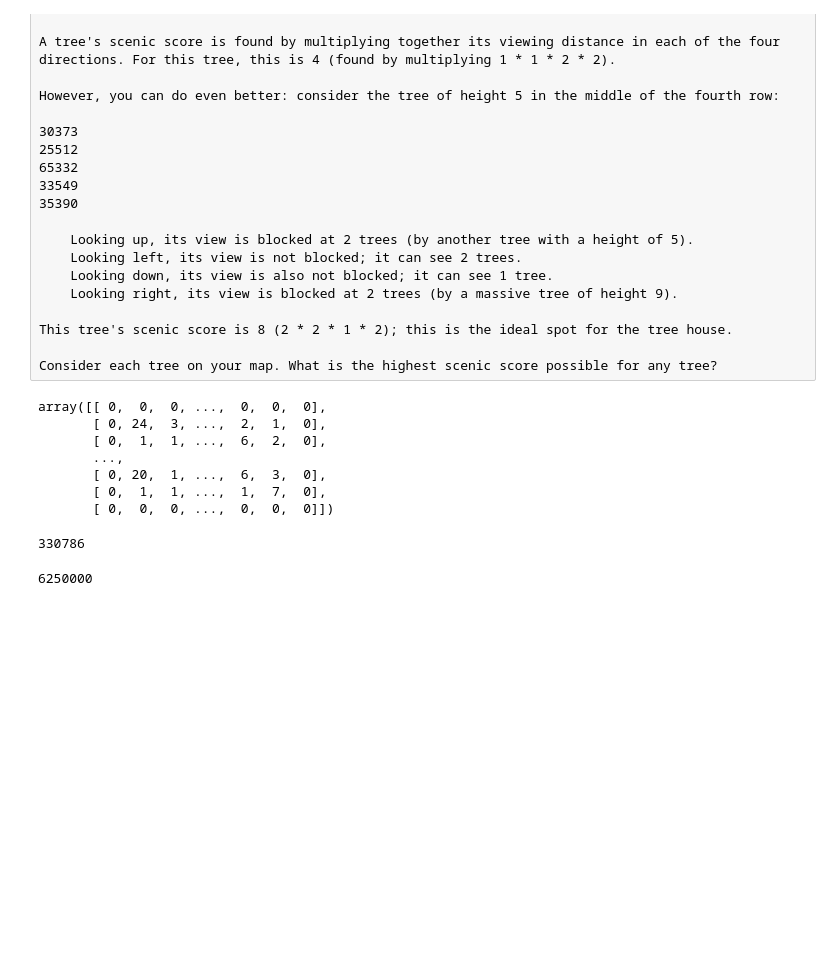
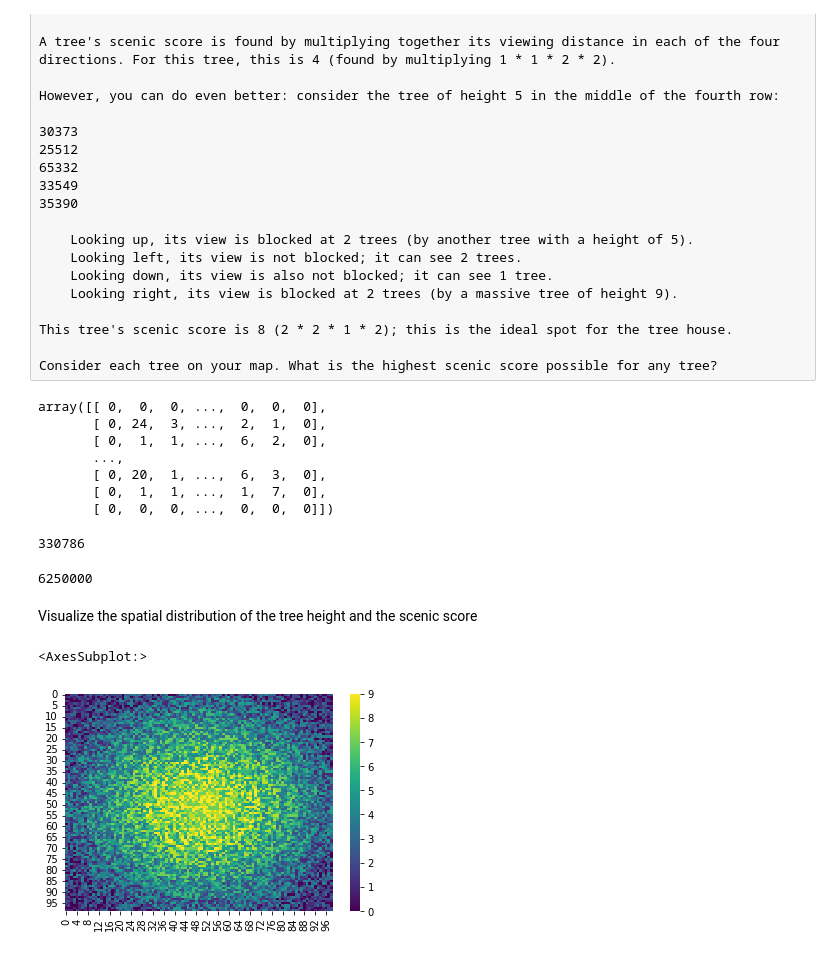
Before and after one commit to marilang/AoC2022, a Jupyter notebook: Day 8 Treetop Tree House.ipynb, the cells around one changed output. Drawn from its saved outputs; the diff is of its cells as text; code cells hidden in the pictures; blank space fills up the shorter version.

Commit message:
visualize tree height and scenic score

```diff
--- a/Day 8 Treetop Tree House.ipynb
+++ b/Day 8 Treetop Tree House.ipynb
@@ -177,3 +177,5 @@ np.max(scenic)
 50*50*50*50
 # %% [output]
 6250000
+# %% [markdown]
+Visualize the spatial distribution of the tree height and the scenic score
@@ -179,0 +184,5 @@ np.max(scenic)
+# %%
+seaborn.heatmap(forest, cmap='viridis')
+# %% [output]
+<AxesSubplot:>
+[figure, added]
```
Also changed, not shown: parts of 3 cells of this notebook.
